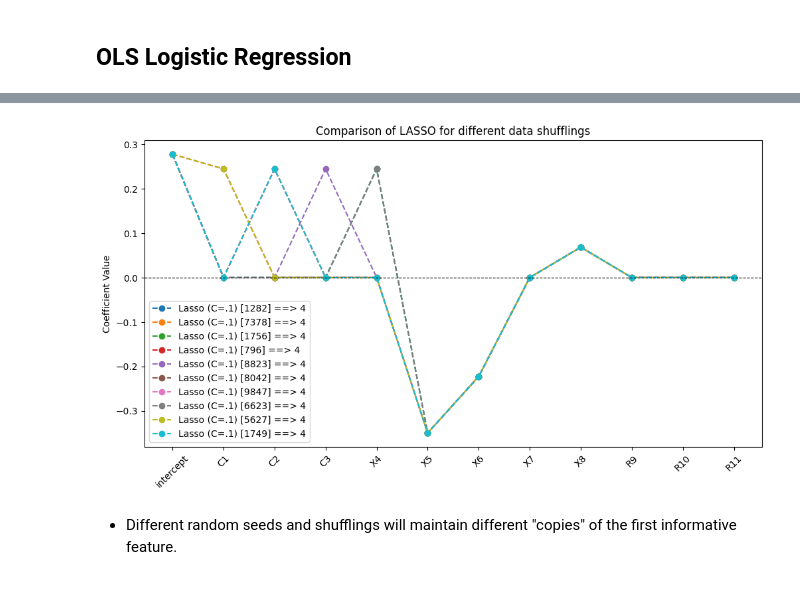
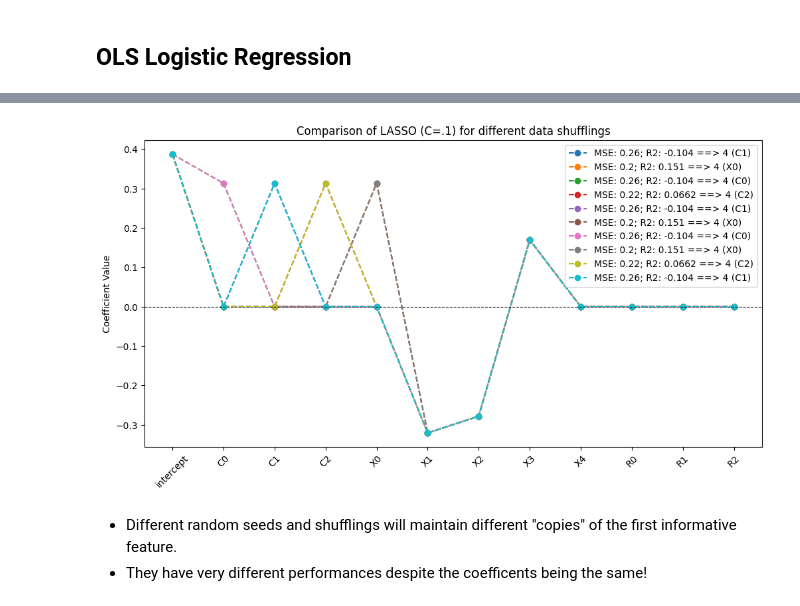
Before and after one commit to etabari/ml_course, a Jupyter notebook: 1.1.LR.regularization.ipynb, the cells around one changed output, grey strips where cells are left out. Saved outputs shown, nothing was run; the diff lists cells and outputs as text; code cells hidden in the pictures.

Commit message:
performance metrics + L2

```diff
--- a/1.1.LR.regularization.ipynb
+++ b/1.1.LR.regularization.ipynb
@@ -46,26 +63,31 @@ X = np.hstack([linear_comb_single_feature, X_informative, random_columns])
 solvers = ["lbfgs", "newton-cg", "newton-cholesky", "sag", "saga"]
 
 ols_coefs = []
+ols_perf = []
 
 for solver in solvers:
-    clf = LogisticRegression(penalty=None, solver="saga")
+    clf = LogisticRegression(penalty=None, solver="saga", max_iter=10000)
+
     clf.fit(X, y)
+    ols_coefs += [np.append(clf.intercept_, clf.coef_)]
 
-    ols_coefs += [np.append(clf.intercept_, clf.coef_)]
+    y_pred = clf.predict(X_test)
+    ols_perf += [[mean_squared_error(y_test, y_pred), r2_score(y_test, y_pred)]]
 
 
 plt.figure(figsize=(12, 6))
 
 for i, solver in enumerate(solvers):
     non_zero_coef = sum([x != 0 for x in ols_coefs[i][1:]])
-    label = f"OLS ({solver}) ==> {non_zero_coef}"
+    label = (
+        f"{solver} [MSE: {ols_perf[i][0]}; R2: {ols_perf[i][1]:.3}] ==> {non_zero_coef}"
+    )
     plt.plot(ols_coefs[i], marker="o", linestyle="-", label=label)
 
 plt.axhline(0, color="black", linestyle="--", linewidth=0.8)
 plt.xticks(
     range(X.shape[1] + 1),
-    ["intercept"]
-    + [f"{'C' if i<3 else ('X' if i<8 else 'R')}{i+1}" for i in range(X.shape[1])],
+    ["intercept"] + [f_label(i) for i in range(X.shape[1])],
     rotation=45,
 )
 plt.ylabel("Coefficient Value")
@@ -90,13 +123,18 @@ Note that in the sklearn LogReg implementation `C` is the reverse regularization
 regularization = [10, 1, 0.5, 0.1]
 
 l1_coefs = []
+l1_perf = []
 
 for reg_power in regularization:
     clf = LogisticRegression(
         penalty="l1", C=reg_power, solver="saga", max_iter=10000, random_state=42
     )
+
     clf.fit(X, y)
     l1_coefs += [np.append(clf.intercept_, clf.coef_)]
+
+    y_pred = clf.predict(X_test)
+    l1_perf += [[mean_squared_error(y_test, y_pred), r2_score(y_test, y_pred)]]
 
 
 plt.figure(figsize=(12, 6))
@@ -110,14 +148,13 @@ plt.plot(
 
 for i, reg_power in enumerate(regularization):
     non_zero_coef = sum([x != 0 for x in l1_coefs[i][1:]])
-    label = f"Lasso (C={reg_power}) ==> {non_zero_coef}"
+    label = f"Lasso (C={reg_power}) [MSE: {l1_perf[i][0]}; R2: {l1_perf[i][1]:.3}] ==> {non_zero_coef}"
     plt.plot(l1_coefs[i], marker="o", linestyle="-", label=label)
 
 plt.axhline(0, color="black", linestyle="--", linewidth=0.8)
 plt.xticks(
     range(X.shape[1] + 1),
-    ["intercept"]
-    + [f"{'C' if i<3 else ('X' if i<8 else 'R')}{i+1}" for i in range(X.shape[1])],
+    ["intercept"] + [f_label(i) for i in range(X.shape[1])],
     rotation=45,
 )
 plt.ylabel("Coefficient Value")
@@ -135,6 +178,7 @@ plt.show()
 # running Lasso multiple times to see if X4 get removed instead of C1/2/3 ?
 
 l1_coefs = []
+l1_perf = []
 
 rand_states = np.random.randint(1, 10000, size=10)
 
@@ -143,38 +187,43 @@ for rnd_state in rand_states:
     clf = LogisticRegression(
         penalty="l1", C=0.1, solver="saga", max_iter=10000, random_state=rnd_state
     )
     shuffled_indices = np.append(
         ## Shuffle the first 4 collumn indices
         np.random.permutation(range(4)),
         # maintain the rest of collum orderings
-        range(4, 11)
+        range(4, 11),
     )
-    X_shuffled = X[:, shuffled_indices]  # Apply shuffling
+    X_shuffled = X[:, shuffled_indices]  # Apply
+
     clf.fit(X_shuffled, y)
     l1_coefs += [np.append(clf.intercept_, clf.coef_)]
 
+    y_pred = clf.predict(X_test)
+    l1_perf += [[mean_squared_error(y_test, y_pred), r2_score(y_test, y_pred)]]
 
 plt.figure(figsize=(12, 6))
 
 # plt.plot(ols_coef, marker='o', linestyle='-', label=f'OLS ==>{sum([x!=0 for x in ols_coef[1:]])}')
 
 for i, rnd_state in enumerate(rand_states):
     non_zero_coef = sum([x != 0 for x in l1_coefs[i][1:]])
-    label = f"Lasso (C=.1) [{rnd_state}] ==> {non_zero_coef}"
+    which_x0 = [f_label(i) for i, x in enumerate(l1_coefs[i][1:5]) if x!=0]
+    label = f"MSE: {l1_perf[i][0]}; R2: {l1_perf[i][1]:.3} ==> {non_zero_coef} ({which_x0[0]})"
     plt.plot(l1_coefs[i], marker="o", linestyle="--", label=label)
 
 plt.axhline(0, color="black", linestyle="--", linewidth=0.8)
 plt.xticks(
     range(X.shape[1] + 1),
     ["intercept"]
-    + [f"{'C' if i<3 else ('X' if i<8 else 'R')}{i+1}" for i in range(X.shape[1])],
+    + [f_label(i) for i in range(X.shape[1])],
     rotation=45,
 )
 plt.ylabel("Coefficient Value")
-plt.title("Comparison of LASSO for different data shufflings")
+plt.title("Comparison of LASSO (C=.1) for different data shufflings")
 plt.legend()
 plt.show()
 # %% [output]
-[figure, old version]
+[figure, new version]
 # %% [markdown]
 - Different random seeds and shufflings will maintain different "copies" of the first informative feature.
+- They have very different performances despite the coefficents being the same!
```
Also changed, not shown: parts of 9 cells of this notebook.
